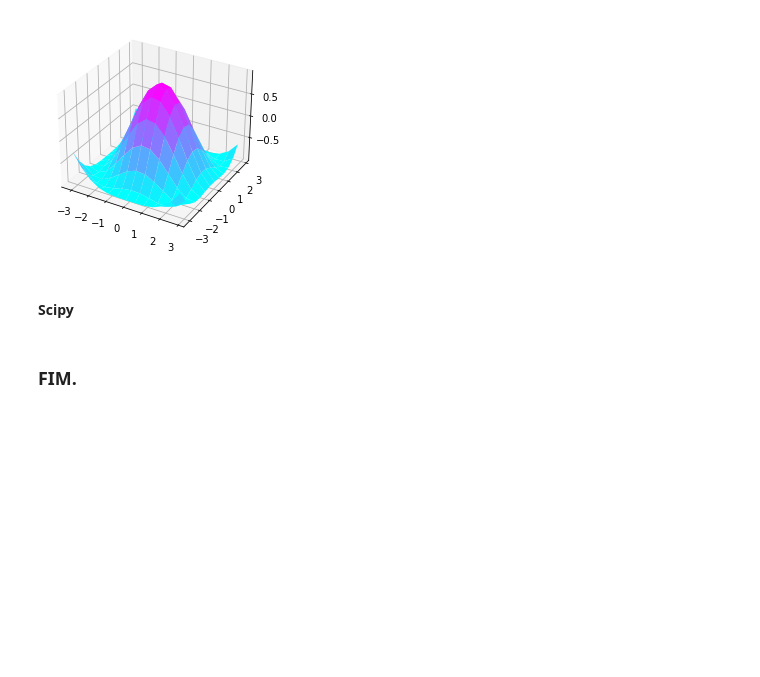
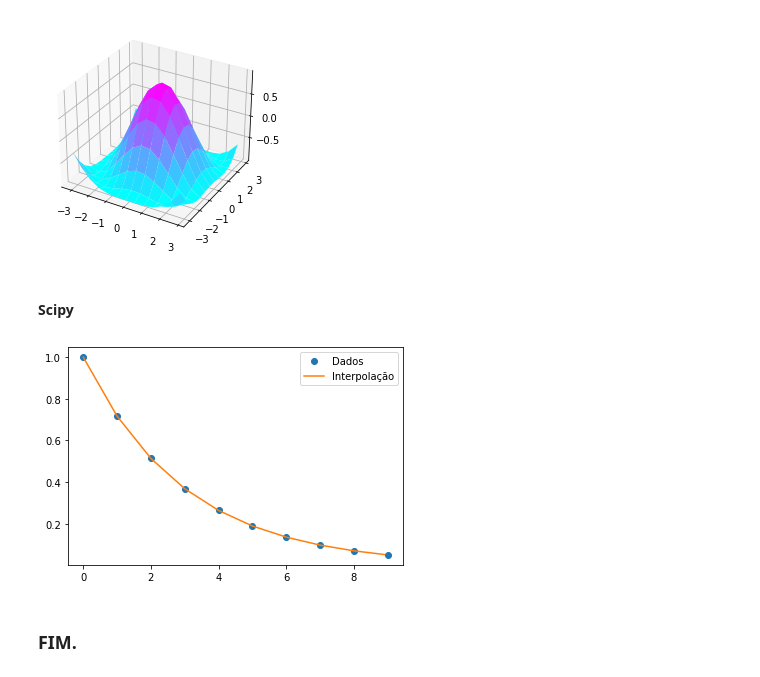
Before and after one commit to caiquemiranda/calculo-numerico-engenharia-python, a Jupyter notebook: 01-python-calculo-numerico.ipynb, the cells around one changed output. Drawn from its saved outputs; the diff is of its cells as text; code cells hidden in the pictures; blank space fills up the shorter version.

```diff
--- a/01-python-calculo-numerico.ipynb
+++ b/01-python-calculo-numerico.ipynb
@@ -197,5 +197,23 @@ plt.show();
 [figure]
 # %% [markdown]
 #### Scipy
+# %%
+from scipy import interpolate
+
+
+x = np.arange(0, 10)
+y = np.exp(-x / 3.0)
+f = interpolate.interp1d(x, y)
+
+xnew = np.arange(0, 9, 0.1)
+ynew = f(xnew)
+
+plt.plot(x, y, 'o', label= 'Dados')
+plt.plot(xnew, ynew, '-', label='Interpolação')
+
+plt.legend()
+plt.show()
+# %% [output]
+[figure, added]
 # %% [markdown]
 ### FIM.
```
